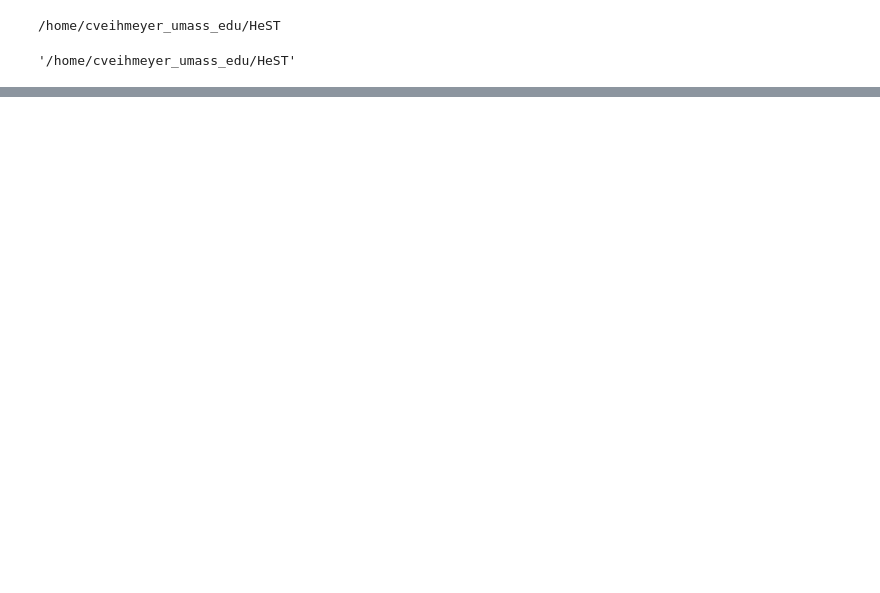
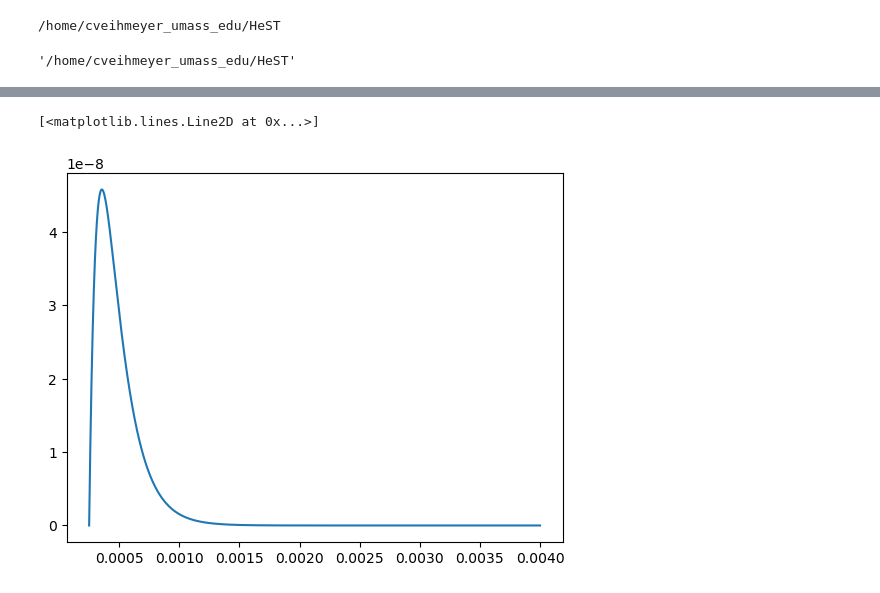
Before and after one commit to spice-herald/HeST, a Jupyter notebook: analysis/unity_analysis.ipynb, the cells around one changed output, grey strips where cells are left out. Drawn from its saved outputs; the diff is of its cells as text; code cells hidden in the pictures; blank space fills up the shorter version.

```diff
--- a/analysis/unity_analysis.ipynb
+++ b/analysis/unity_analysis.ipynb
@@ -162,0 +210,6 @@ plt.hist(many_qps.arrivalTimes_us[0], bins=200, range = [0,3000])
+# %%
+fig, ax = plt.subplots()
+ax.plot(time[lower:upper] - 0.001, 88 * cpd1_evap_template[lower:upper] / 1921619327.2159166, label = 'cpd1 evap')
+# %% [output]
+[<matplotlib.lines.Line2D at 0x...>]
+[figure, added]
```
Also changed, not shown: parts of 21 cells of this notebook, 12 other files.
